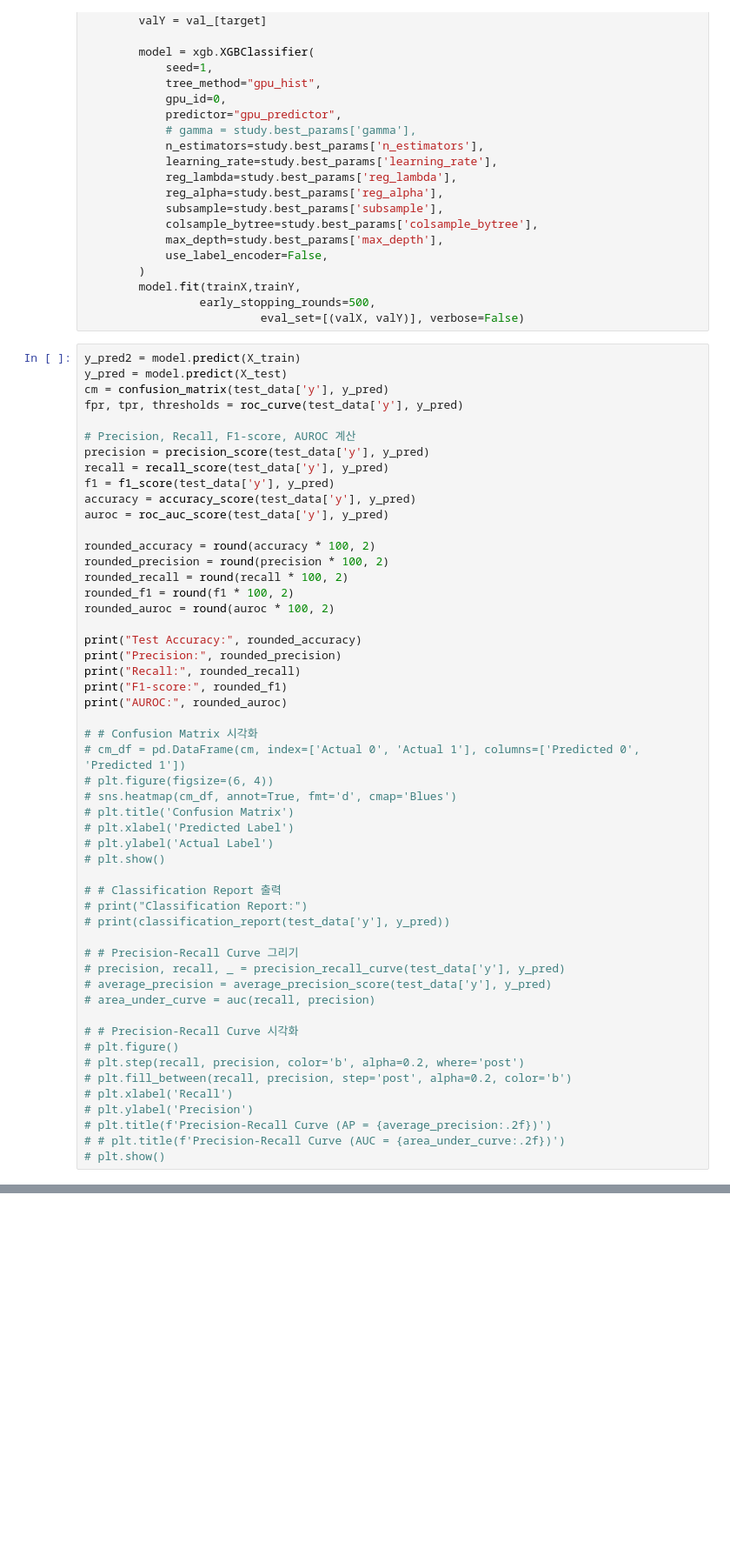
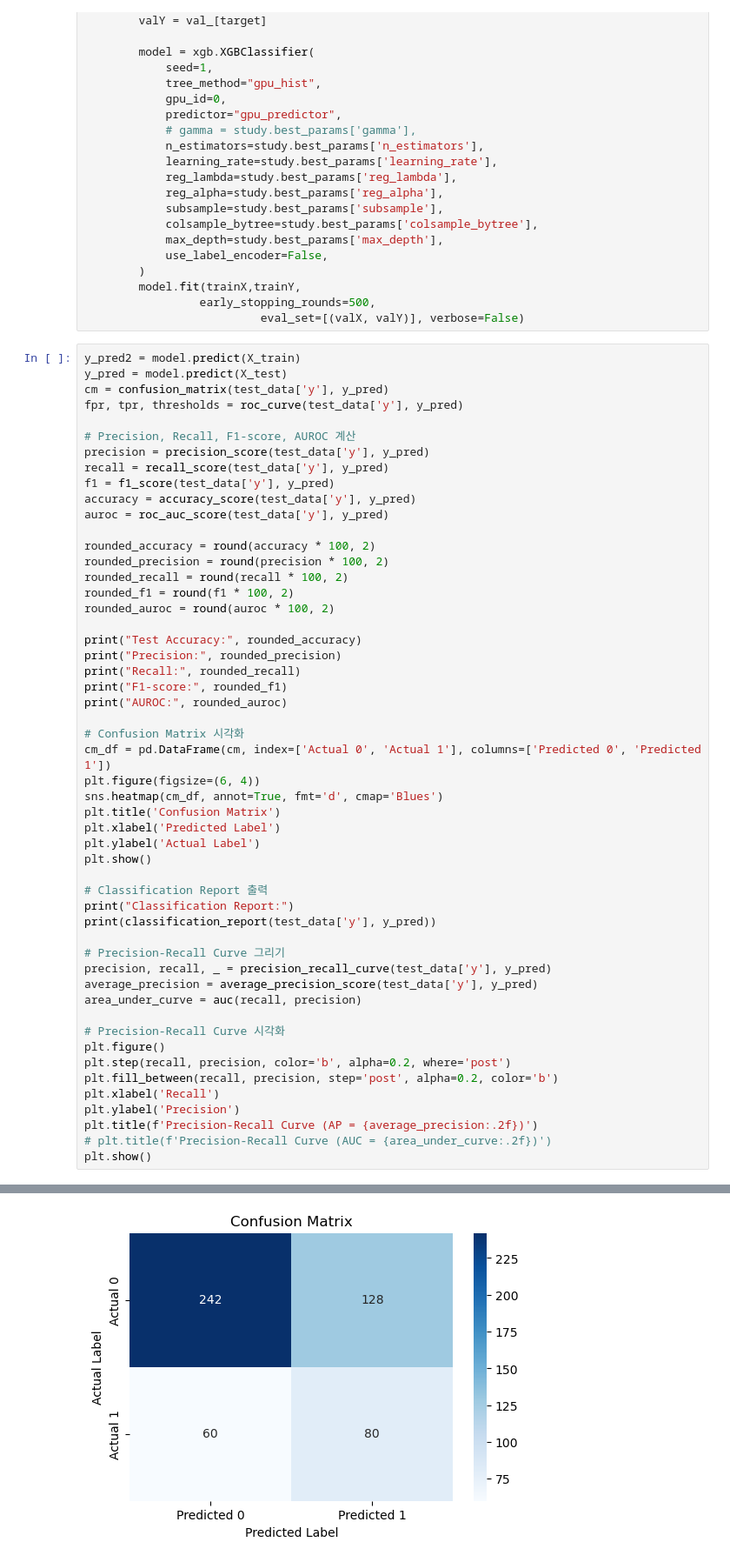
Before and after one commit to NohJangHyun/MIMIC-III-mortality-prediction, a Jupyter notebook: Model/XGB.ipynb, the cells around one changed output, grey strips where cells are left out. Shown at 87% size. Drawn from its saved outputs; the diff is of its cells as text; blank space fills up the shorter version.

```diff
--- a/Model/XGB.ipynb
+++ b/Model/XGB.ipynb
@@ -390,31 +395,31 @@ print("Recall:", rounded_recall)
 print("F1-score:", rounded_f1)
 print("AUROC:", rounded_auroc)
 
-# # Confusion Matrix 시각화
-# cm_df = pd.DataFrame(cm, index=['Actual 0', 'Actual 1'], columns=['Predicted 0', 'Predicted 1'])
-# plt.figure(figsize=(6, 4))
-# sns.heatmap(cm_df, annot=True, fmt='d', cmap='Blues')
-# plt.title('Confusion Matrix')
-# plt.xlabel('Predicted Label')
-# plt.ylabel('Actual Label')
-# plt.show()
+# Confusion Matrix 시각화
+cm_df = pd.DataFrame(cm, index=['Actual 0', 'Actual 1'], columns=['Predicted 0', 'Predicted 1'])
+plt.figure(figsize=(6, 4))
+sns.heatmap(cm_df, annot=True, fmt='d', cmap='Blues')
+plt.title('Confusion Matrix')
+plt.xlabel('Predicted Label')
+plt.ylabel('Actual Label')
+plt.show()
 
-# # Classification Report 출력
-# print("Classification Report:")
-# print(classification_report(test_data['y'], y_pred))
+# Classification Report 출력
+print("Classification Report:")
+print(classification_report(test_data['y'], y_pred))
 
-# # Precision-Recall Curve 그리기
-# precision, recall, _ = precision_recall_curve(test_data['y'], y_pred)
-# average_precision = average_precision_score(test_data['y'], y_pred)
-# area_under_curve = auc(recall, precision)
+# Precision-Recall Curve 그리기
+precision, recall, _ = precision_recall_curve(test_data['y'], y_pred)
+average_precision = average_precision_score(test_data['y'], y_pred)
+area_under_curve = auc(recall, precision)
 
-# # Precision-Recall Curve 시각화
-# plt.figure()
-# plt.step(recall, precision, color='b', alpha=0.2, where='post')
-# plt.fill_between(recall, precision, step='post', alpha=0.2, color='b')
-# plt.xlabel('Recall')
-# plt.ylabel('Precision')
-# plt.title(f'Precision-Recall Curve (AP = {average_precision:.2f})')
-# # plt.title(f'Precision-Recall Curve (AUC = {area_under_curve:.2f})')
-# plt.show()
+# Precision-Recall Curve 시각화
+plt.figure()
+plt.step(recall, precision, color='b', alpha=0.2, where='post')
+plt.fill_between(recall, precision, step='post', alpha=0.2, color='b')
+plt.xlabel('Recall')
+plt.ylabel('Precision')
+plt.title(f'Precision-Recall Curve (AP = {average_precision:.2f})')
+# plt.title(f'Precision-Recall Curve (AUC = {area_under_curve:.2f})')
+plt.show()
 # %% [output]
@@ -425,0 +431 @@ AUROC: 65.83
+[figure, added]
```
Also changed, not shown: parts of 8 cells of this notebook.
